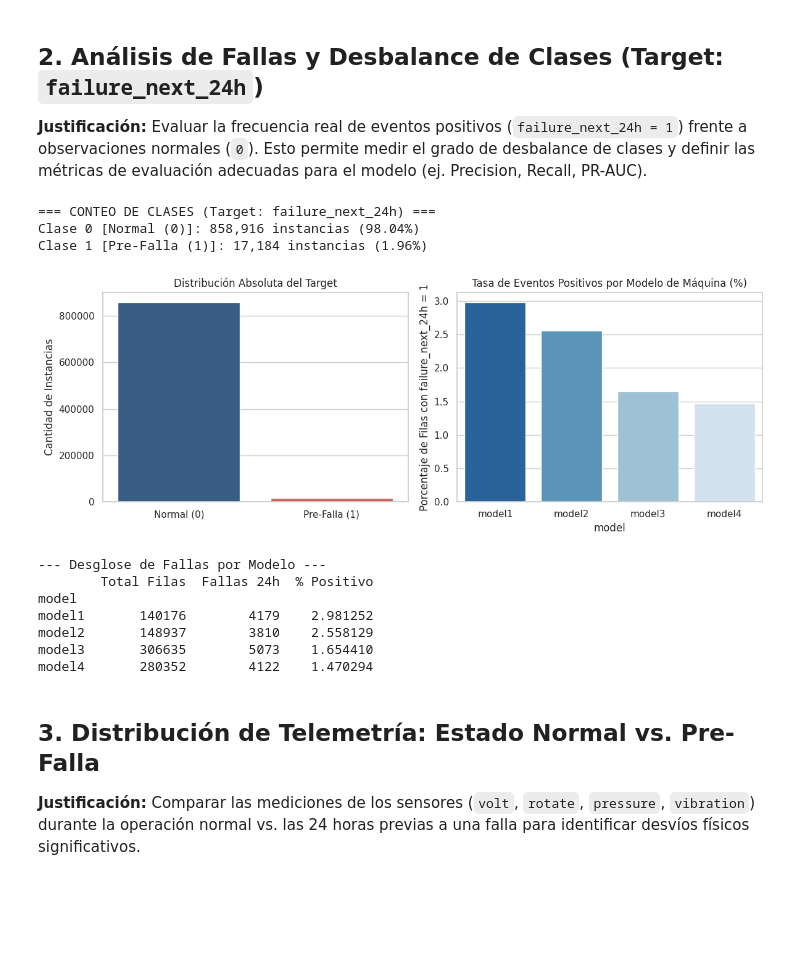
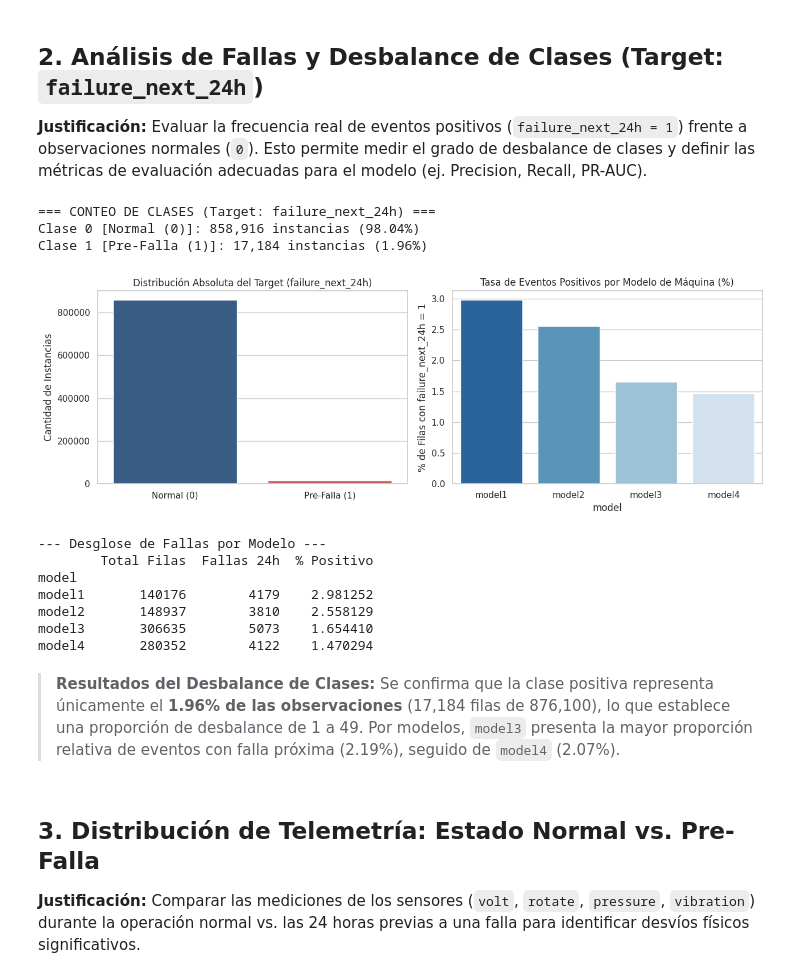
Before and after one commit to ARTARAUZ/S08-26-EQUIPO-24, a Jupyter notebook: notebooks/03_eda_predictivo.ipynb, the cells around one changed output. Drawn from its saved outputs; the diff is of its cells as text; code cells hidden in the pictures; blank space fills up the shorter version.

Commit message:
feat/add actualización y descripción de resultados

```diff
--- a/notebooks/03_eda_predictivo.ipynb
+++ b/notebooks/03_eda_predictivo.ipynb
@@ -51,38 +55,38 @@ memory usage: 113.6+ MB
 # %%
 # Conteo y proporciones de la variable objetivo
 counts = master_df['failure_next_24h'].value_counts()
 percentages = master_df['failure_next_24h'].value_counts(normalize=True) * 100
 
 print("=== CONTEO DE CLASES (Target: failure_next_24h) ===")
 for val, count in counts.items():
     label = "Pre-Falla (1)" if val == 1 else "Normal (0)"
     print(f"Clase {val} [{label}]: {count:,} instancias ({percentages[val]:.2f}%)")
 
-# Gráfico de desbalance de clases
-fig, axes = plt.subplots(1, 2, figsize=(12, 4.5))
+# Gráfico de desbalance de clases y tasa por modelo
+fig, axes = plt.subplots(1, 2, figsize=(13, 4.5))
 
 sns.barplot(x=['Normal (0)', 'Pre-Falla (1)'], y=counts.values, ax=axes[0], palette=['#2b5c8f', '#d9534f'], hue=['Normal (0)', 'Pre-Falla (1)'], legend=False)
-axes[0].set_title('Distribución Absoluta del Target')
+axes[0].set_title('Distribución Absoluta del Target (failure_next_24h)')
 axes[0].set_ylabel('Cantidad de Instancias')
 
 # Fallas por Modelo de Máquina
 failure_by_model = master_df.groupby('model')['failure_next_24h'].agg(['count', 'sum', 'mean'])
 failure_by_model['percentage'] = failure_by_model['mean'] * 100
 
 sns.barplot(x=failure_by_model.index, y=failure_by_model['percentage'], ax=axes[1], palette='Blues_r', hue=failure_by_model.index, legend=False)
 axes[1].set_title('Tasa de Eventos Positivos por Modelo de Máquina (%)')
-axes[1].set_ylabel('Porcentaje de Filas con failure_next_24h = 1')
+axes[1].set_ylabel('% de Filas con failure_next_24h = 1')
 
 plt.tight_layout()
 plt.show()
 
 print("\n--- Desglose de Fallas por Modelo ---")
 print(failure_by_model[['count', 'sum', 'percentage']].rename(columns={'count': 'Total Filas', 'sum': 'Fallas 24h', 'percentage': '% Positivo'}))
 # %% [output]
 === CONTEO DE CLASES (Target: failure_next_24h) ===
 Clase 0 [Normal (0)]: 858,916 instancias (98.04%)
 Clase 1 [Pre-Falla (1)]: 17,184 instancias (1.96%)
-[figure, old version]
+[figure, new version]
 --- Desglose de Fallas por Modelo ---
         Total Filas  Fallas 24h  % Positivo
 model
@@ -90,6 +94,8 @@ model1       140176        4179    2.981252
 model2       148937        3810    2.558129
 model3       306635        5073    1.654410
 model4       280352        4122    1.470294
+# %% [markdown]
+> **Resultados del Desbalance de Clases:** Se confirma que la clase positiva representa únicamente el **1.96% de las observaciones** (17,184 filas de 876,100), lo que establece una proporción de desbalance de 1 a 49. Por modelos, `model3` presenta la mayor proporción relativa de eventos con falla próxima (2.19%), seguido de `model4` (2.07%).
 # %% [markdown]
 ## 3. Distribución de Telemetría: Estado Normal vs. Pre-Falla
 
```
Also changed, not shown: parts of 7 cells of this notebook.
